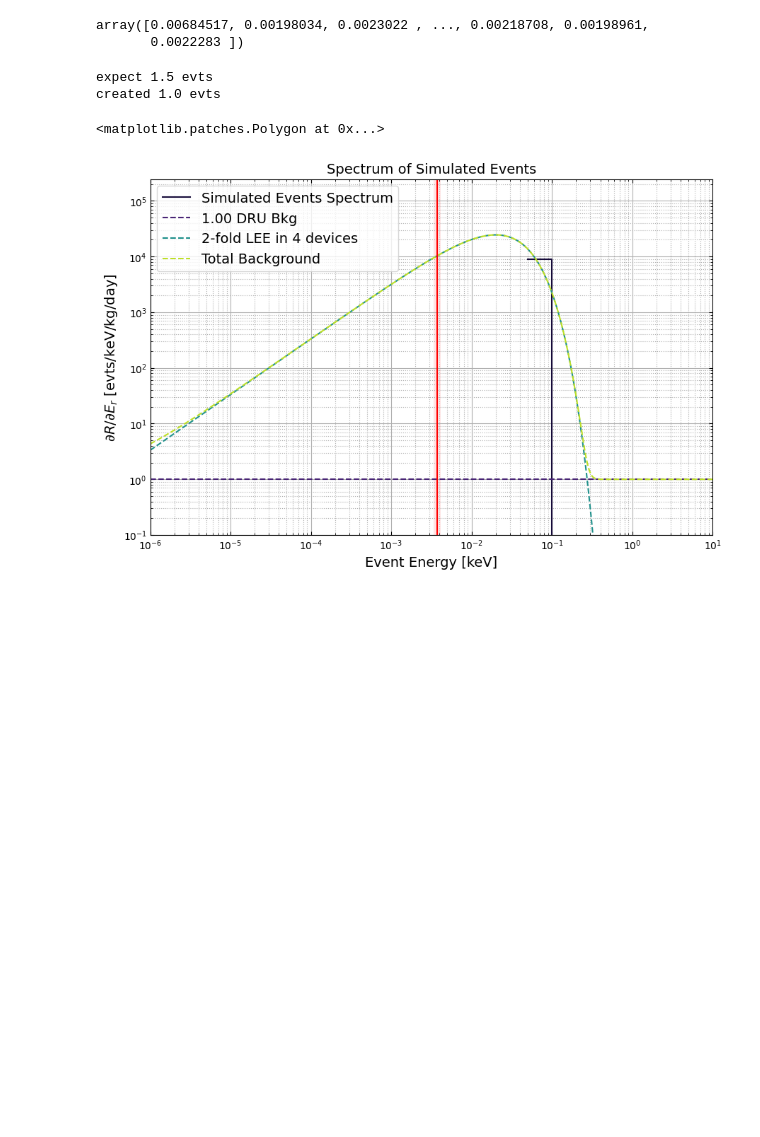
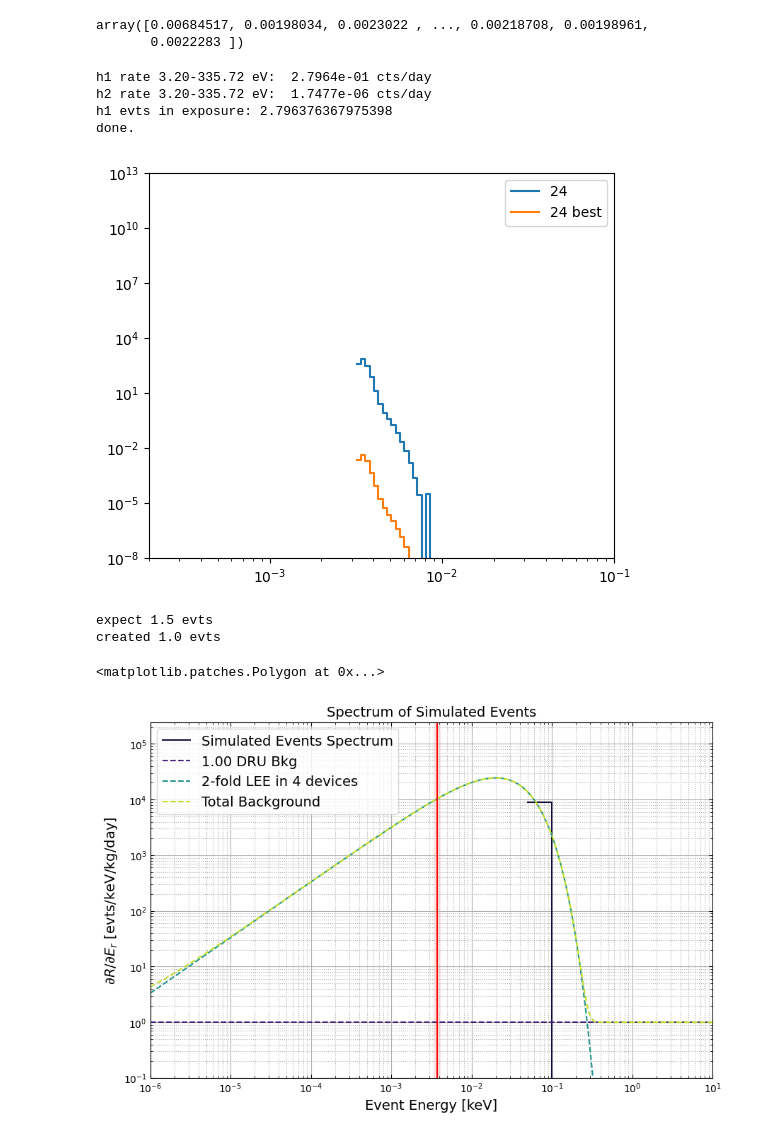
Before and after one commit to spice-herald/DarkLim, a Jupyter notebook: examples/helium-update-playground.ipynb, the cells around one changed output. Cells and saved outputs as stored; diff of their text form; code cells hidden in the pictures; blank space fills up the shorter version.

```diff
--- a/examples/helium-update-playground.ipynb
+++ b/examples/helium-update-playground.ipynb
@@ -251,6 +288,38 @@ gen_evts
 # %% [output]
 array([0.00684517, 0.00198034, 0.0023022 , ..., 0.00218708, 0.00198961,
        0.0022283 ])
+# %%
+
+fig, ax = plt.subplots(1,figsize=(6,5))
+d = '4-1cm2-thin'
+thres = 0.8e-3
+h1 = load_template(detector='24-1cm2',window='var',part='wpart',thres=thres,src='test')
+h2 = load_template(detector='24-1cm2-thin-0.1xLEE',window='var',part='wpart',thres=thres,src='test')
+
+h1.plot(label='24')
+h2.plot(label='24 best')
+
+ax.set_xlim(0.2e-3,100e-3)
+ax.set_xscale('log')
+ax.set_ylim(1e-8,1e13)
+ax.set_yscale('log')
+ax.legend()
+
+upper = ehigh
+lower = threshold
+h1rate = hist_integral(h1,lower,upper,option='w')
+print( 'h1 rate {:0.2f}-{:0.2f} eV:\t {:0.4e} cts/day'.format( lower*1000, upper*1000, h1rate ) )
+print( 'h2 rate {:0.2f}-{:0.2f} eV:\t {:0.4e} cts/day'.format( lower*1000, upper*1000, hist_integral(h2,lower,upper,option='w') ) )
+
+print('h1 evts in exposure:',h1rate*time_elapsed)
+
+print('done.')
+# %% [output]
+h1 rate 3.20-335.72 eV:  2.7964e-01 cts/day
+h2 rate 3.20-335.72 eV:  1.7477e-06 cts/day
+h1 evts in exposure: 2.796376367975398
+done.
+[figure, added]
 # %%
 
 # run
```
Also changed, not shown: parts of 3 cells of this notebook, 6 other files.
